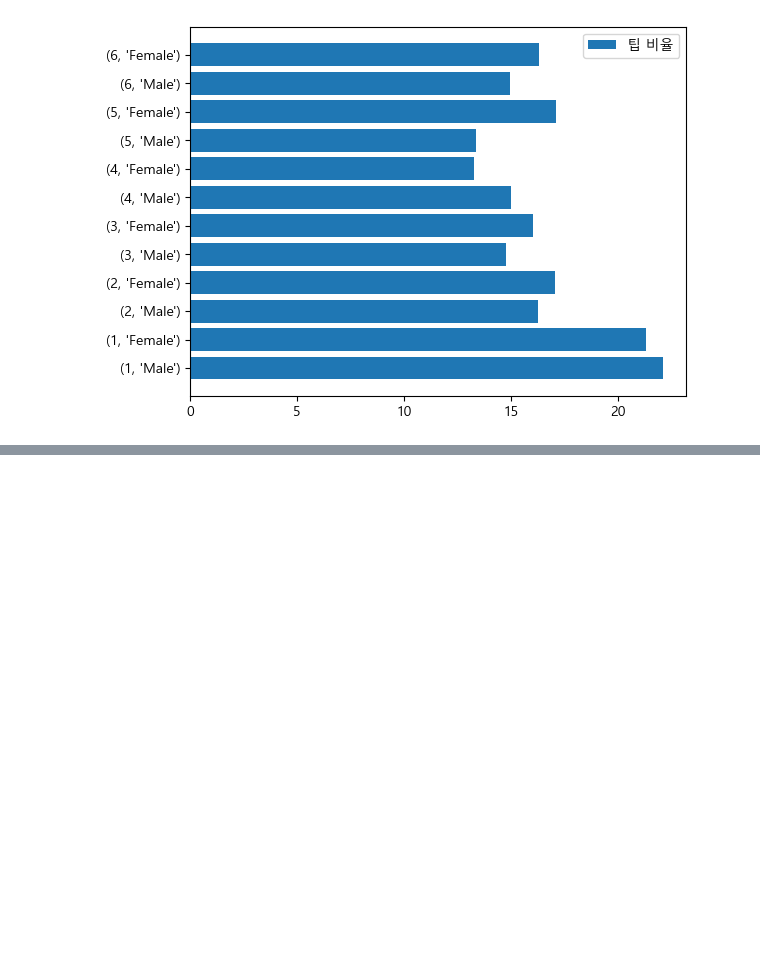
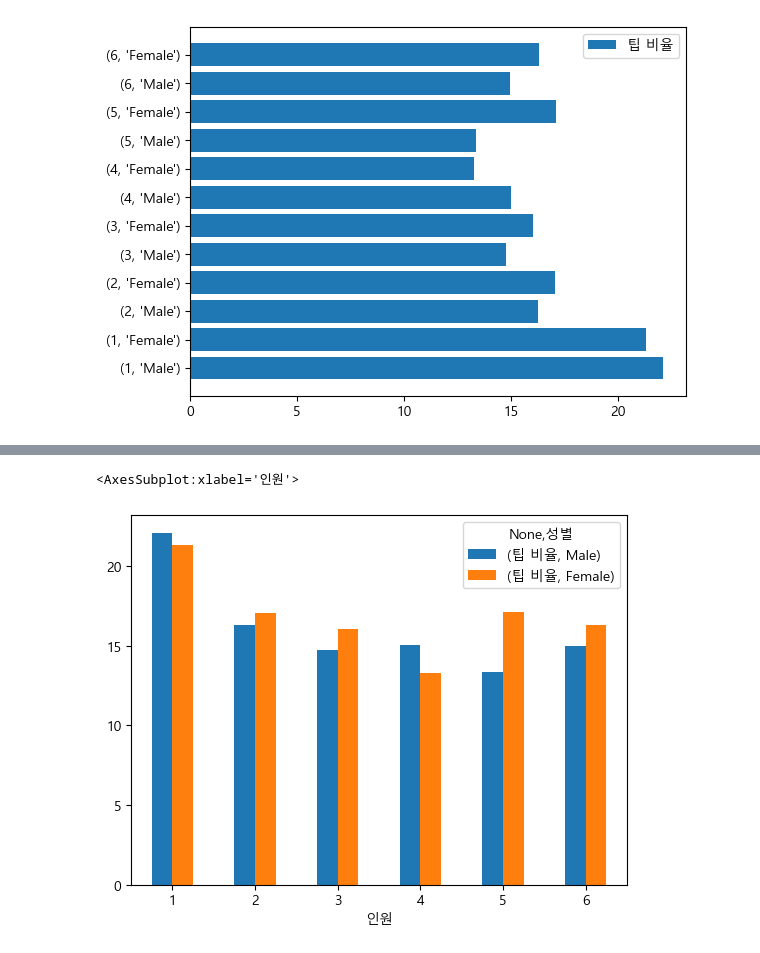
Before and after one commit to sejinhwang97ko/2023prac, a Jupyter notebook: 20230412/01_tips.ipynb, the cells around one changed output, grey strips where cells are left out. Cells and saved outputs as stored; diff of their text form; code cells hidden in the pictures; blank space fills up the shorter version.

```diff
--- a/20230412/01_tips.ipynb
+++ b/20230412/01_tips.ipynb
@@ -124,0 +215,14 @@ plt.show()
+# %%
+pivot_data = pd.pivot_table(
+    tips,
+    index = '인원',
+    columns = '성별',
+    aggfunc= 'mean',
+    values = ['팁 비율']
+)
+# %%
+
+pivot_data.plot.bar(rot= 0)
+# %% [output]
+<AxesSubplot:xlabel='인원'>
+[figure, added]
```
Also changed, not shown: parts of 7 cells of this notebook, 1 other file.
